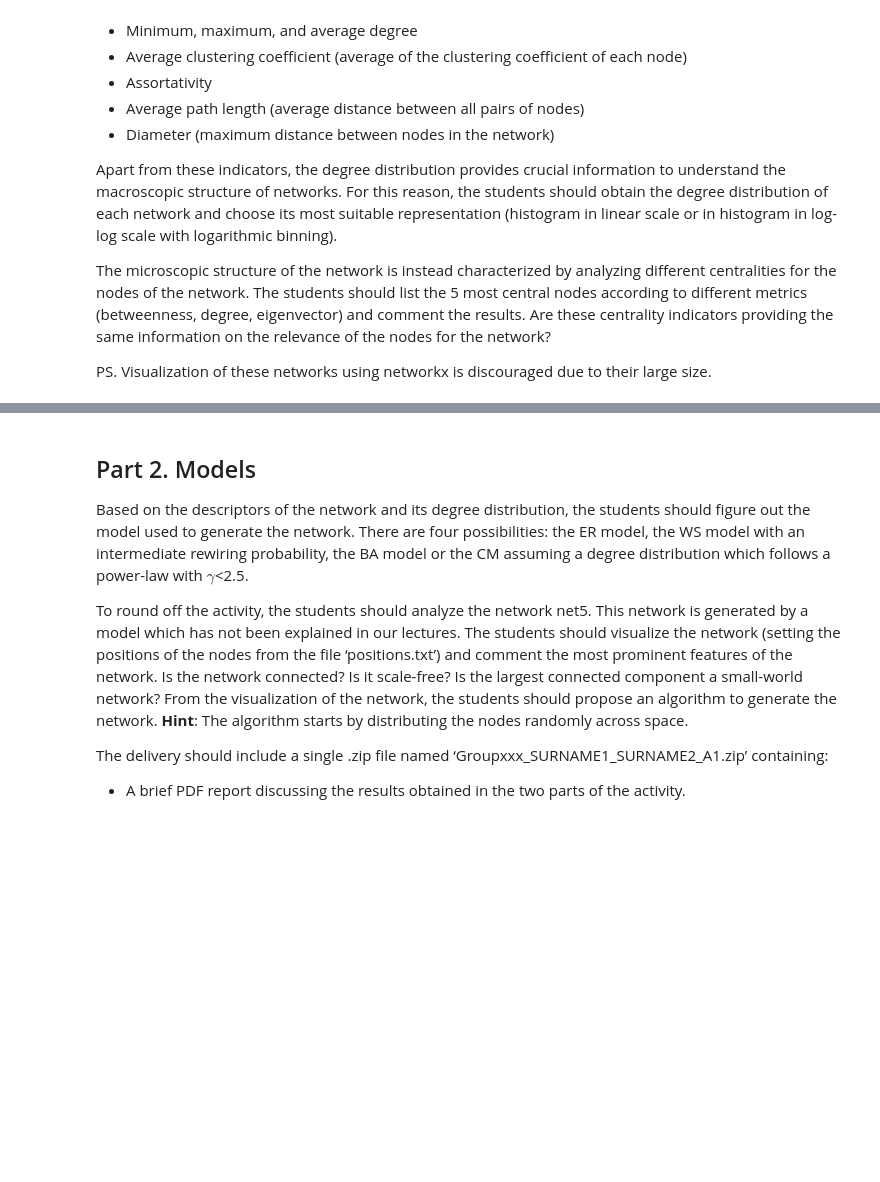
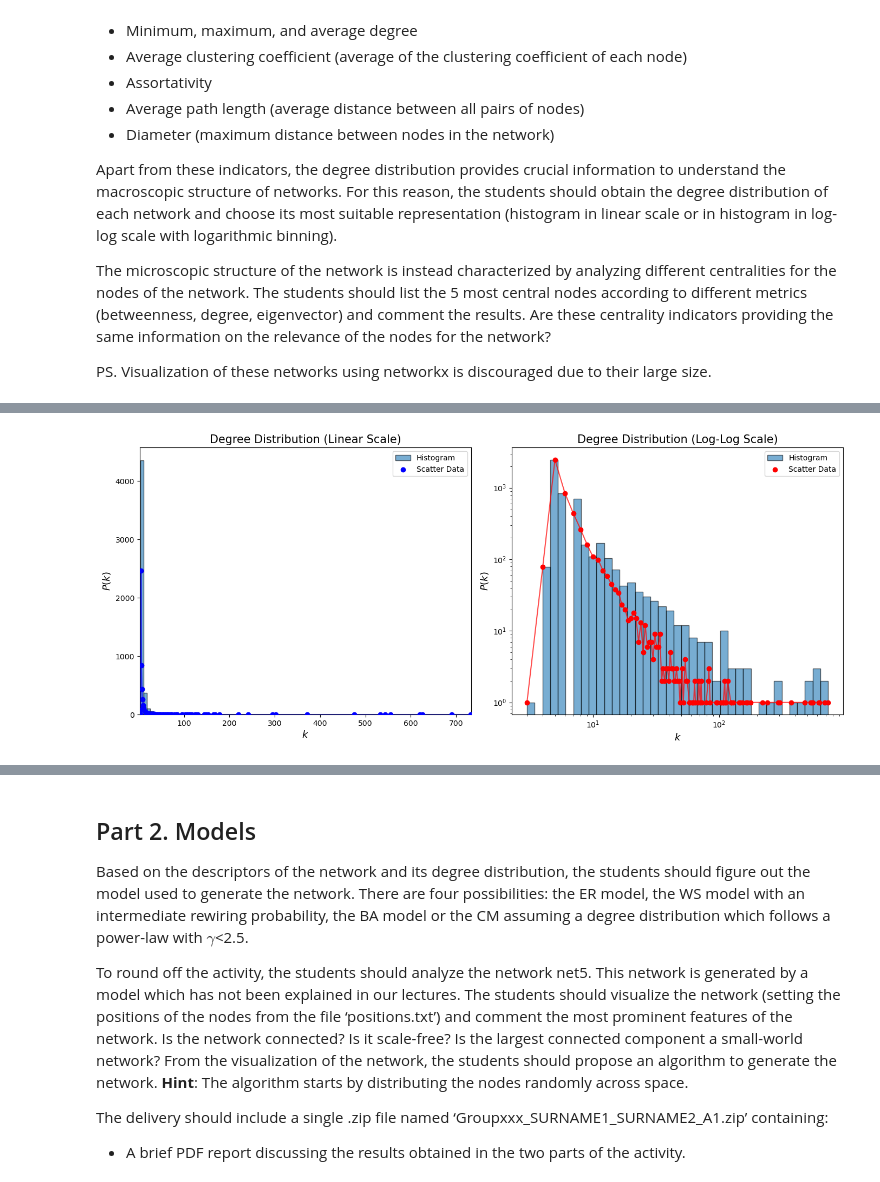
Before and after one commit to imiguelrodriguez/A1_ComplexNetworks, a Jupyter notebook: networks_analyzer.ipynb, the cells around one changed output, grey strips where cells are left out. Drawn from its saved outputs; the diff is of its cells as text; code cells hidden in the pictures; blank space fills up the shorter version.

```diff
--- a/networks_analyzer.ipynb
+++ b/networks_analyzer.ipynb
@@ -64,0 +107,4 @@ analyzer.extract_microscopic_characterizations()
+# %%
+file_path = "networks/net3.net"
+net3 = NetworkAnalyzer(file_path)
+net3.extract_macroscopic_features()
@@ -64,0 +121,4 @@ analyzer.extract_microscopic_characterizations()
+# %%
+net3.plot_histograms()
+# %% [output]
+[figure, added]
```
Also changed, not shown: parts of 15 cells of this notebook, 2 other files.
